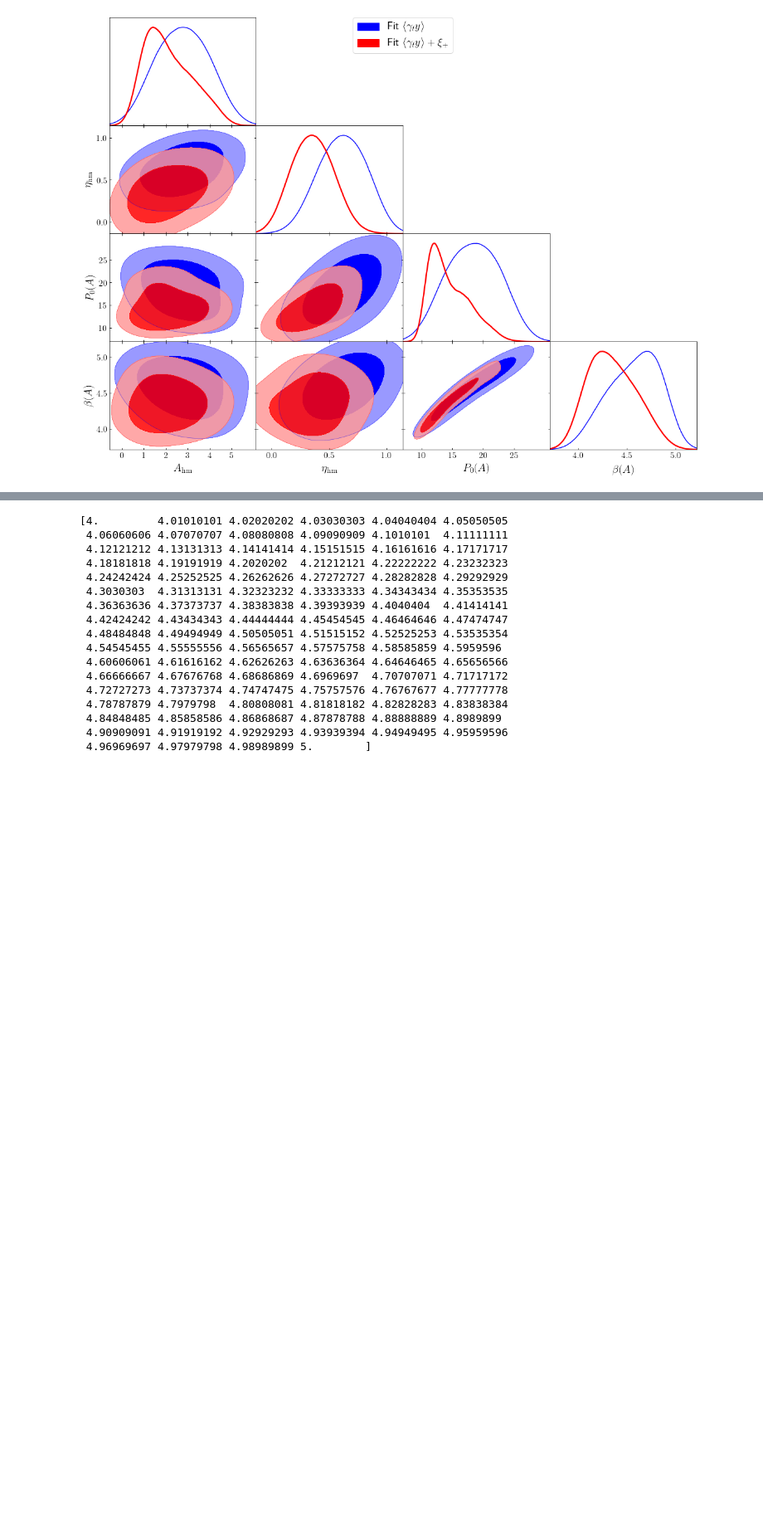
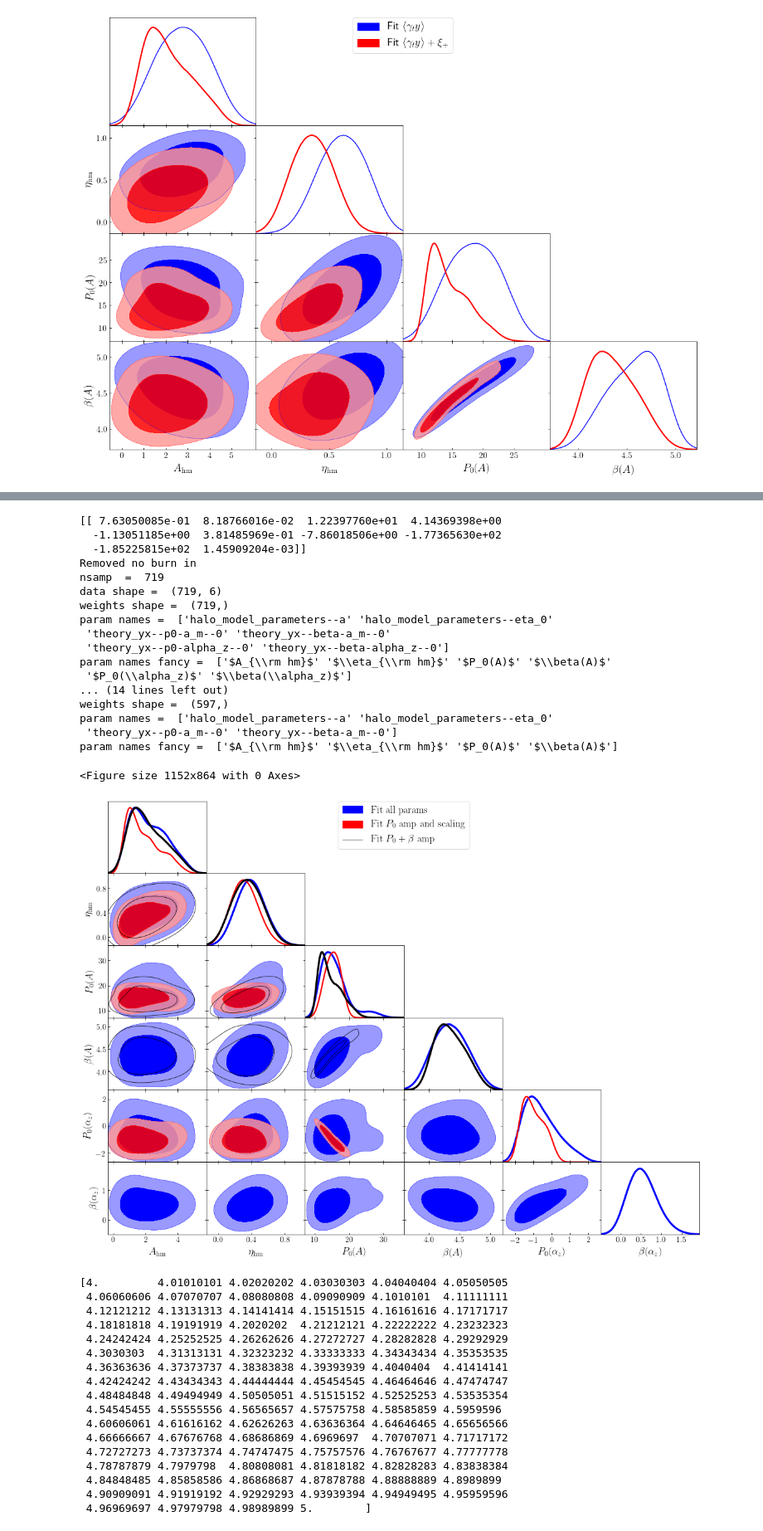
Before and after one commit to shivampcosmo/ACTxDESY3, a Jupyter notebook: src/plotting/shearxy.ipynb, the cells around one changed output, grey strips where cells are left out. Shown at 83% size. Drawn from its saved outputs; the diff is of its cells as text; code cells hidden in the pictures; blank space fills up the shorter version.

```diff
--- a/src/plotting/shearxy.ipynb
+++ b/src/plotting/shearxy.ipynb
@@ -1001,3 +1237,64 @@ WARNING:root:2D kernel density bandwidth optimizer failed for halo_model_paramet
 WARNING:root:2D kernel density bandwidth optimizer failed for halo_model_parameters--a, theory_yx--p0-a_m--0. Using fallback width: f(a) and f(b) must have different signs
 <Figure size 1152x864 with 0 Axes>
 [figure]
+# %%
+filename_list = ['/global/cfs/cdirs/des/shivamp/nl_cosmosis/cosmosis/ACTxDESY3/src/chains/chain_sz_shear_planckxdesy3_grid_v0p4_P0betaaz2_narrow_kkgtyonly_corr.txt',
+                 '/global/cfs/cdirs/des/shivamp/nl_cosmosis/cosmosis/ACTxDESY3/src/chains/chain_sz_shear_planckxdesy3_grid_v0p4_P0az_narrow_kkgtyonly_corr.txt',
+                 '/global/cfs/cdirs/des/shivamp/nl_cosmosis/cosmosis/ACTxDESY3/src/chains/chain_sz_shear_planckxdesy3_grid_v0p4_P0beta_narrow_kkgtyonly_corr.txt'
+]
+legend_labels = ['Fit all params','Fit ' + r'$P_0$' + ' amp and scaling','Fit ' + r'$P_0 + \beta$' + ' amp']
+ext_b1b2 = [0,0,0]
+
+all_data = []
+all_samples = []
+
+
+fancy_dictionary = {'theory_yx--p0-a_m--0':r'$P_0(A)$','theory_yx--p0-alpha_z--0':r'$P_0(\alpha_z)$','theory_yx--beta-a_m--0':r'$\beta(A)$',
+                    'theory_yx--beta-alpha_z--0':r'$\beta(\alpha_z)$','halo_model_parameters--a':r'$A_{\rm hm}$','halo_model_parameters--eta_0':r'$\eta_{\rm hm}$'}
+
+
+for fi in range(0,len(filename_list)):
+    filename = filename_list[fi]
+    nsample = get_nsample(filename)
+    data = np.loadtxt(filename)[-nsample:,:]
+    weights = np.loadtxt(filename)[-nsample:,-1]
+    param_names = get_param_names(filename)
+    param_names_fancy, selection = replace_fancy(np.array(param_names), fancy_dictionary)
+    likef = np.loadtxt(filename)[-nsample:,-3]
+    ind_max = np.where(likef == np.amax(likef))[0]
+    print(data[ind_max,:])
+
+    data = data[:,selection]
+    param_names = param_names[selection]
+    param_names_fancy = param_names_fancy
+    all_data.append(data)
+
+    samples = MCSamples(samples=data,\
+                        weights=weights, \
+                        names = param_names, labels = param_names_fancy)
+    all_samples.append(samples)
+
+    print("nsamp  = ", nsample)
+    print("data shape = ", data.shape)
+    print( "weights shape = ", weights.shape)
+    print( "param names = ", param_names)
+    print( "param names fancy = ", param_names_fancy)
+
+
+fig_save_dir = './paper_figs/'
+# pl.rc('text.latex')
+
+# param_limits = {'$\sigma8$':[0.7, 0.9]}
+
+g = plots.getSinglePlotter(width_inch =16)
+g.settings.axes_fontsize   = 16
+g.settings.lab_fontsize    = 20
+g.settings.legend_fontsize = 20
+g.settings.axis_marker_lw = 2.0
+s8v = 0.84305 * (0.3/0.3)**0.5
+marker_dict = {'cosmological_parameters--omega_m':0.3,'COSMOLOGICAL_PARAMETERS--SIGMA_8':0.84305,'cosmological_parameters--s8':s8v,'cosmological_parameters--omega_b':0.048,'cosmological_parameters--h0':0.69,'cosmological_parameters--n_s':0.97,'cosmological_parameters--w':-1.0,'pk_to_cl--b1e_bin1':1.7,'pk_to_cl--b1e_bin2':1.7,'pk_to_cl--b1e_bin3':1.7,'pk_to_cl--b1e_bin4':2.0,'pk_to_cl--b1e_bin5':2.0,'pk_to_cl--b2e_bin1':0.23,'pk_to_cl--b2e_bin2':0.23,'pk_to_cl--b2e_bin3':0.23,'pk_to_cl--b2e_bin4':0.5,'pk_to_cl--b2e_bin5':0.5}
+g.triangle_plot(all_samples, legend_labels = legend_labels, markers=marker_dict,line_args=[{'lw':2.5,'color':'blue'},{'lw':2.5,'color':'red'},{'lw':3.5,'color':'black'}],contour_lws=[3.5],  filled = [True,  True,False], contour_colors = ['blue','red','black'])
+# g.triangle_plot(all_samples, legend_labels = legend_labels, markers=marker_dict,  filled = [True,  True,True])
+
+# g.export(fname = 'compare_cosmo_extprior_44_NLbiasDV.pdf')
+# %% [output]
@@ -1004,3 +1304,22 @@ WARNING:root:2D kernel density bandwidth optimizer failed for halo_model_paramet
+[[ 7.63050085e-01  8.18766016e-02  1.22397760e+01  4.14369398e+00
+  -1.13051185e+00  3.81485969e-01 -7.86018506e+00 -1.77365630e+02
+  -1.85225815e+02  1.45909204e-03]]
+Removed no burn in
+nsamp  =  719
+data shape =  (719, 6)
+weights shape =  (719,)
+param names =  ['halo_model_parameters--a' 'halo_model_parameters--eta_0'
+ 'theory_yx--p0-a_m--0' 'theory_yx--beta-a_m--0'
+ 'theory_yx--p0-alpha_z--0' 'theory_yx--beta-alpha_z--0']
+param names fancy =  ['$A_{\\rm hm}$' '$\\eta_{\\rm hm}$' '$P_0(A)$' '$\\beta(A)$'
+ '$P_0(\\alpha_z)$' '$\\beta(\\alpha_z)$']
+... (14 lines left out)
+weights shape =  (597,)
+param names =  ['halo_model_parameters--a' 'halo_model_parameters--eta_0'
+ 'theory_yx--p0-a_m--0' 'theory_yx--beta-a_m--0']
+param names fancy =  ['$A_{\\rm hm}$' '$\\eta_{\\rm hm}$' '$P_0(A)$' '$\\beta(A)$']
+<Figure size 1152x864 with 0 Axes>
+[figure, added]
 # %%
 fname = '/global/cfs/cdirs/des/shivamp/nl_cosmosis/cosmosis/ACTxDESY3/src/chains/chain_sz_shear_planckxdesy3_gridtrue_v0p4_P0beta_only.txt'
 df = np.loadtxt(fname)
```
Also changed, not shown: parts of 13 cells of this notebook, 36 other files.
